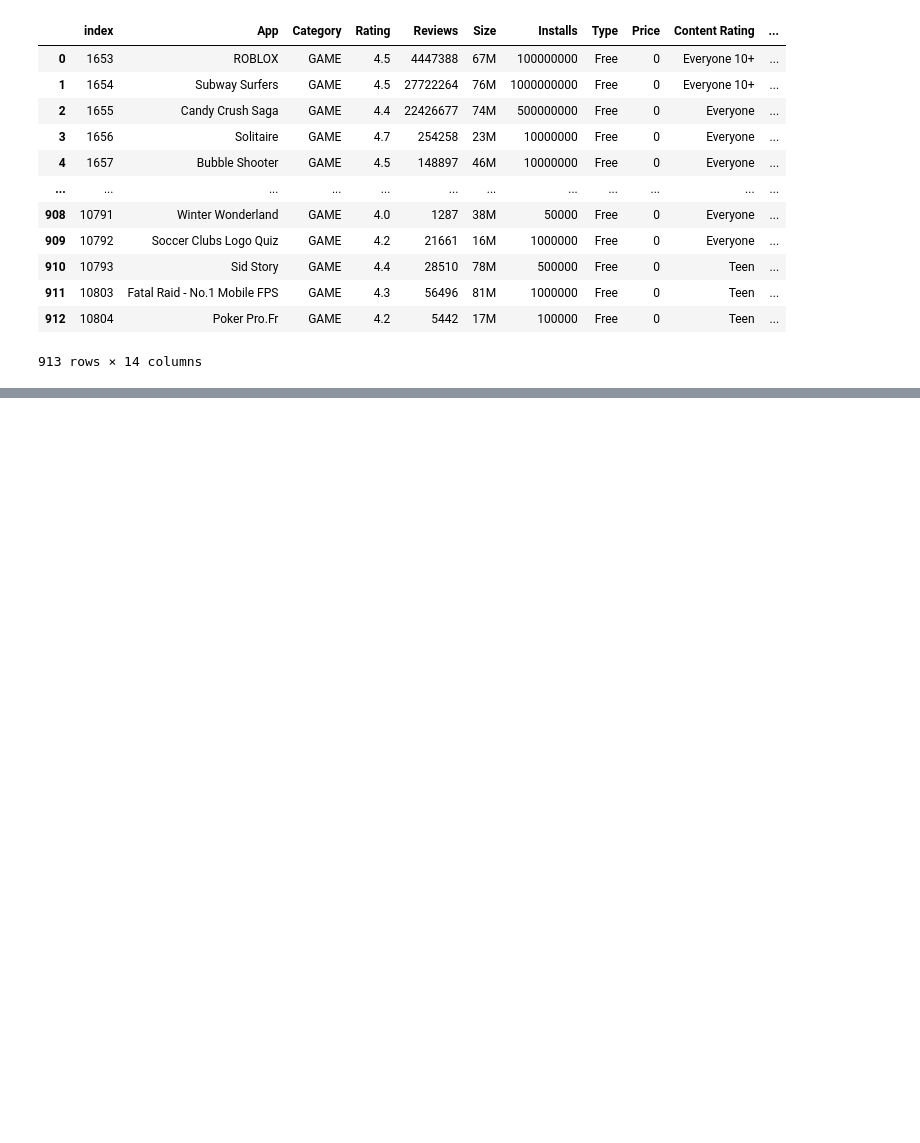
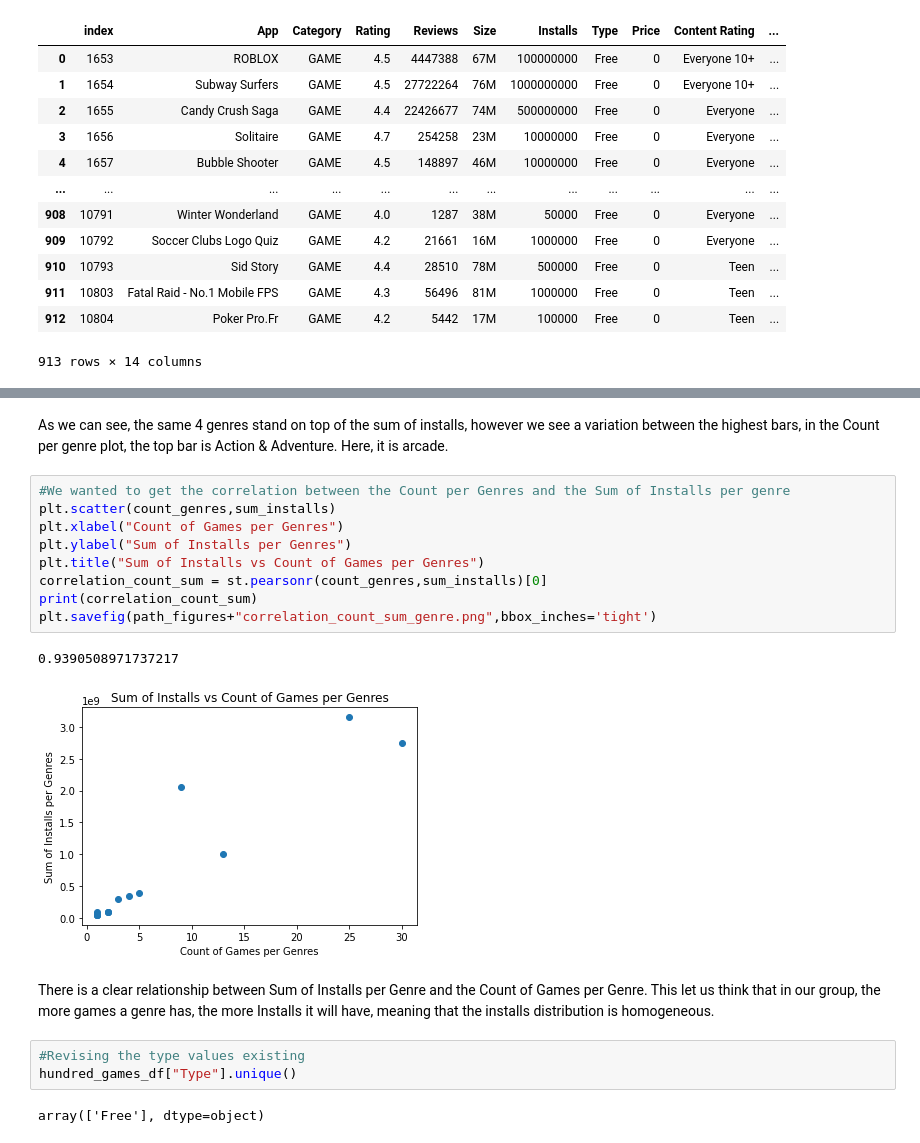
Before and after one commit to RaulMaya/iOS-vs-Android, a Jupyter notebook: Project_1_Jupyter_Notebook.ipynb, the cells around one changed output, grey strips where cells are left out. Cells and saved outputs as stored; diff of their text form; blank space fills up the shorter version.

```diff
--- a/Project_1_Jupyter_Notebook.ipynb
+++ b/Project_1_Jupyter_Notebook.ipynb
@@ -306,0 +415,21 @@ google_playstore_games
+# %% [markdown]
+As we can see, the same 4 genres stand on top of the sum of installs, however we see a variation between the highest bars, in the Count per genre plot, the top bar is Action & Adventure. Here, it is arcade.
+# %%
+#We wanted to get the correlation between the Count per Genres and the Sum of Installs per genre
+plt.scatter(count_genres,sum_installs)
+plt.xlabel("Count of Games per Genres")
+plt.ylabel("Sum of Installs per Genres")
+plt.title("Sum of Installs vs Count of Games per Genres")
+correlation_count_sum = st.pearsonr(count_genres,sum_installs)[0]
+print(correlation_count_sum)
+plt.savefig(path_figures+"correlation_count_sum_genre.png",bbox_inches='tight')
+# %% [output]
+0.9390508971737217
+[figure, added]
+# %% [markdown]
+There is a clear relationship between Sum of Installs per Genre and the Count of Games per Genre. This let us think that in our group, the more games a genre has, the more Installs it will have, meaning that the installs distribution is homogeneous.
+# %%
+#Revising the type values existing
+hundred_games_df["Type"].unique()
+# %% [output]
+array(['Free'], dtype=object)
```
Also changed, not shown: parts of 39 cells of this notebook, 15 other files.
